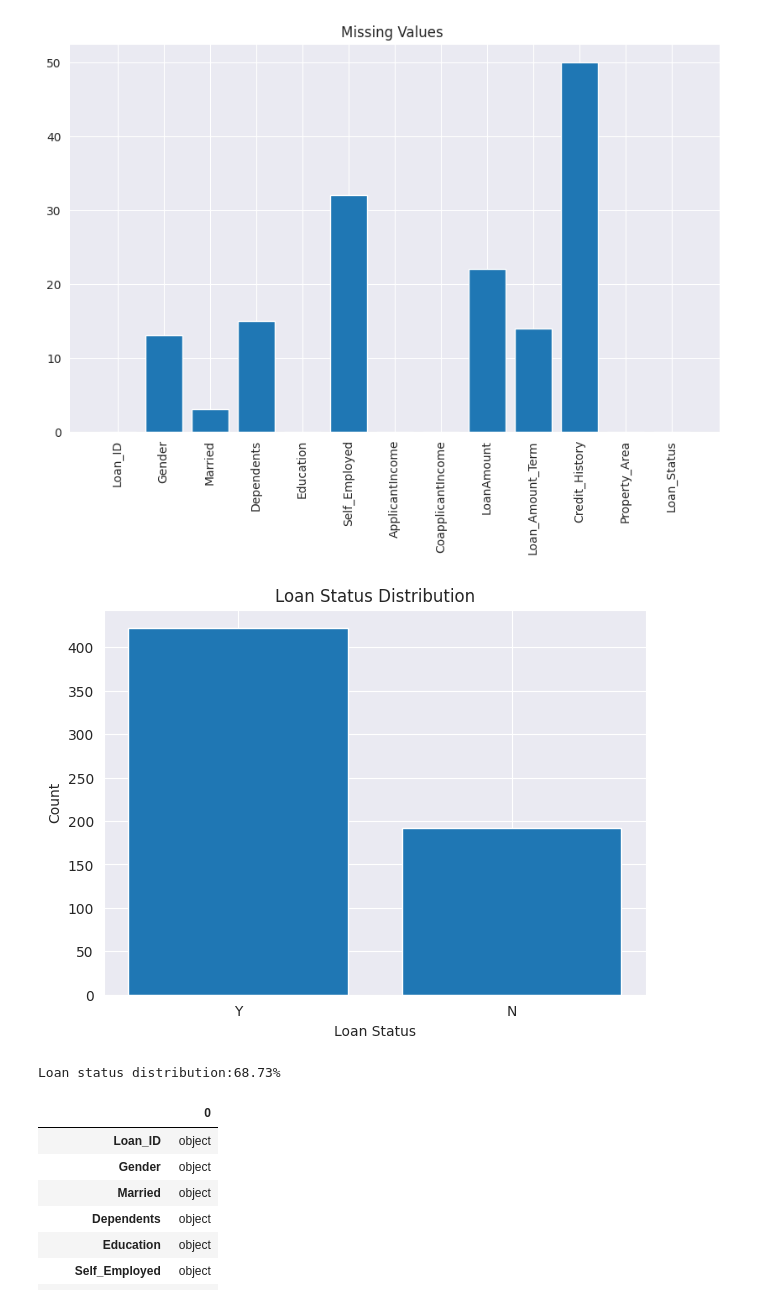
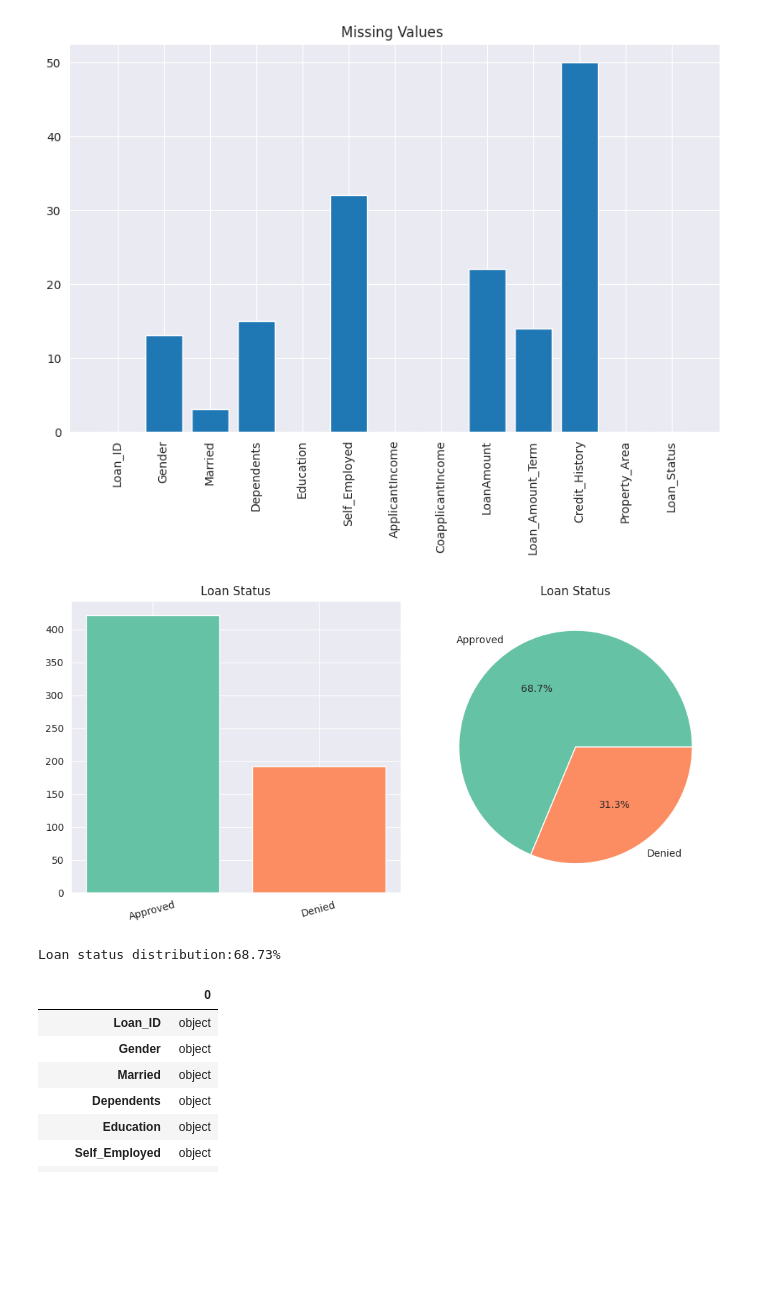
Before and after one commit to polokocodes/Data-Science---ML-Projects, a Jupyter notebook: EDA_Loan_prediction.ipynb, the cells around one changed output. Saved outputs shown, nothing was run; the diff lists cells and outputs as text; code cells hidden in the pictures; blank space fills up the shorter version.

```diff
--- a/EDA_Loan_prediction.ipynb
+++ b/EDA_Loan_prediction.ipynb
@@ -77,18 +77,25 @@ plt.show()
 [figure]
 # %%
 #Loan Status distribution
+fig, axes = plt.subplots(1,2, figsize=(10,5))
+axes = axes.flatten()
 
-plt.figure(figsize=(7,5))
-plt.bar(x=loan_data['Loan_Status'].value_counts().index, height=loan_data['Loan_Status'].value_counts().values)
-#plt.xticks(rotation=90)
-plt.title("Loan Status Distribution")
-plt.xlabel("Loan Status")
-plt.ylabel("Count")
+axes[0].bar(loan_data['Loan_Status'].value_counts().index, loan_data['Loan_Status'].value_counts().values, color=["#66c2a5","#fc8d62"])
+axes[0].set_title('Loan Status')
+axes[0].set_xticklabels(['Approved','Denied'])
+axes[0].tick_params(axis = 'x', rotation = 15)
+
+axes[1].pie(loan_data['Loan_Status'].value_counts(), labels=["Approved","Denied"], autopct="%1.1f%%",
+    colors=["#66c2a5","#fc8d62"])
+axes[1].set_title('Loan Status')
+
+plt.tight_layout()
 plt.show()
+
 loan_distrubution_per = (loan_data['Loan_Status'] == 'Y').mean() *100
 print(f"Loan status distribution:{loan_distrubution_per:.2f}%")
 # %% [output]
-[figure, old version]
+[figure, new version]
 Loan status distribution:68.73%
 # %%
 # Loan status vs Categorical values
```
Also changed, not shown: parts of 14 cells of this notebook.
